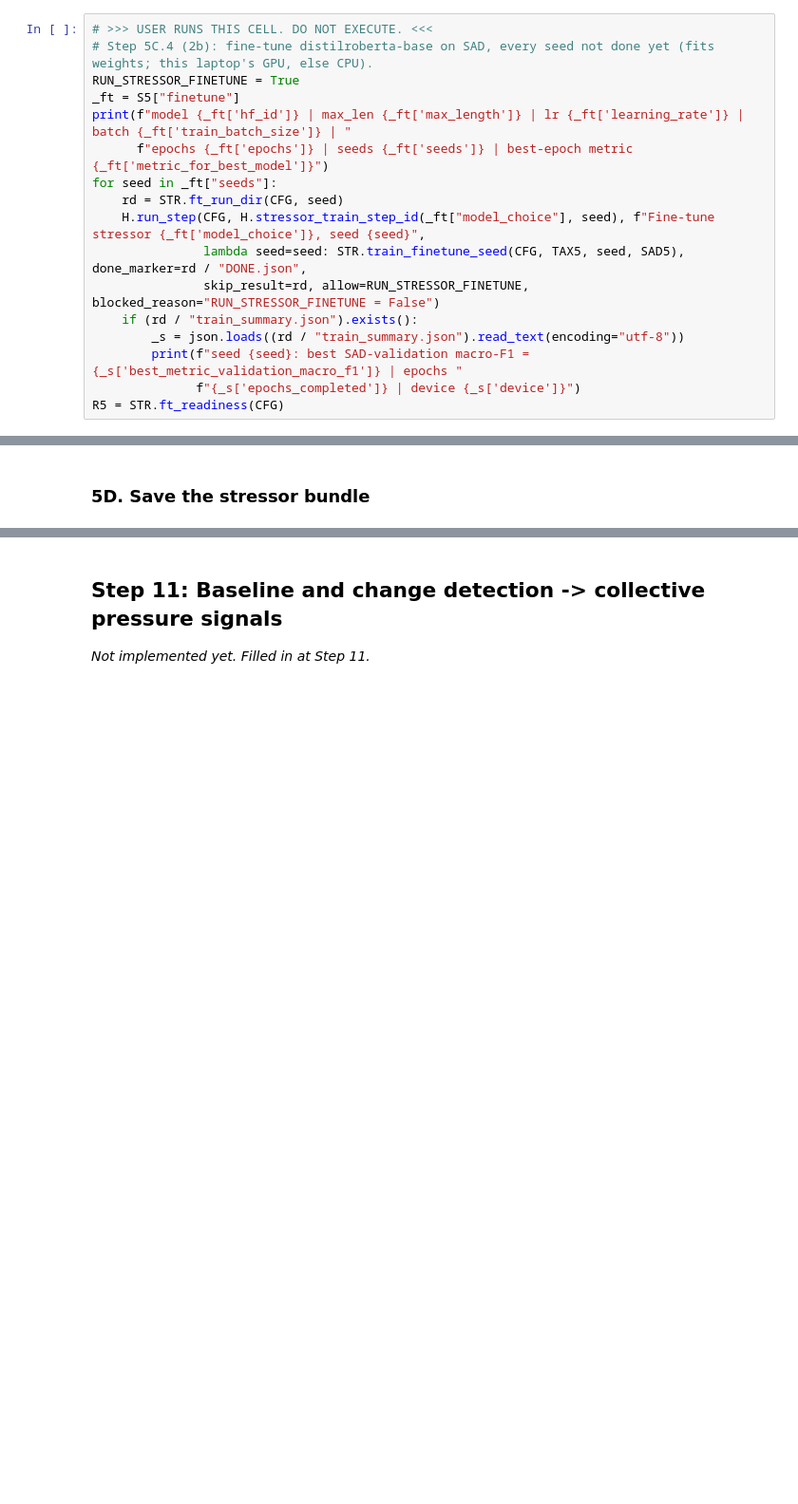
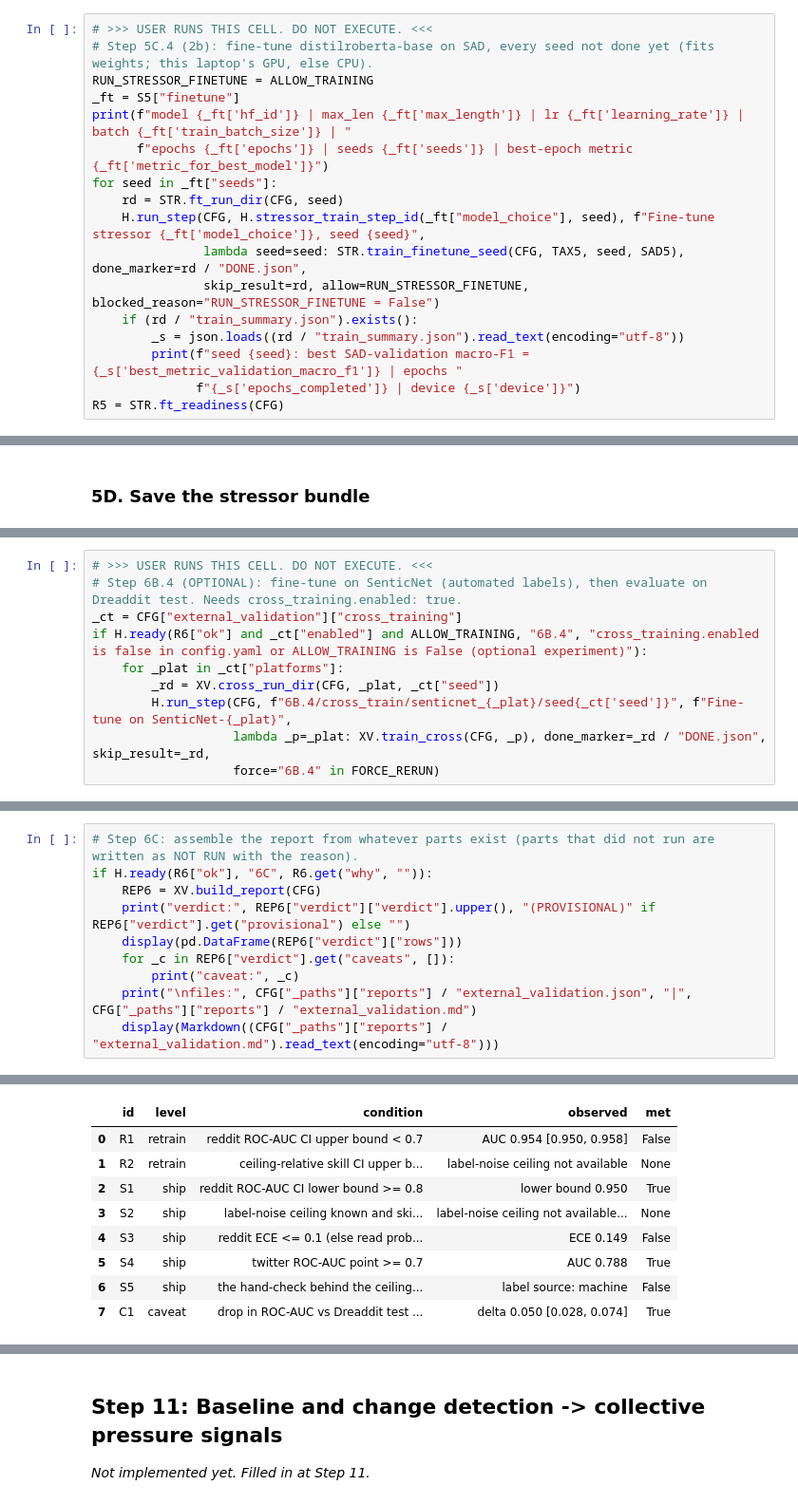
Before and after one commit to daniellowho/Psychological-Stress-Analysis, a Jupyter notebook: code/notebook.ipynb, the cells around one changed output, grey strips where cells are left out. Shown at 95% size. Drawn from its saved outputs; the diff is of its cells as text; blank space fills up the shorter version.

```diff
--- a/code/notebook.ipynb
+++ b/code/notebook.ipynb
@@ -1172,7 +1958,7 @@ if (_d / "lr_summary.json").exists():
 # %%
 # >>> USER RUNS THIS CELL. DO NOT EXECUTE. <<<
 # Step 5C.4 (2b): fine-tune distilroberta-base on SAD, every seed not done yet (fits weights; this laptop's GPU, else CPU).
-RUN_STRESSOR_FINETUNE = True
+RUN_STRESSOR_FINETUNE = ALLOW_TRAINING
 _ft = S5["finetune"]
 print(f"model {_ft['hf_id']} | max_len {_ft['max_length']} | lr {_ft['learning_rate']} | batch {_ft['train_batch_size']} | "
       f"epochs {_ft['epochs']} | seeds {_ft['seeds']} | best-epoch metric {_ft['metric_for_best_model']}")
@@ -1335,0 +2531,10 @@ _Not implemented yet. Filled in at Step 10._
+# %%
+# >>> USER RUNS THIS CELL. DO NOT EXECUTE. <<<
+# Step 6B.4 (OPTIONAL): fine-tune on SenticNet (automated labels), then evaluate on Dreaddit test. Needs cross_training.enabled: true.
+_ct = CFG["external_validation"]["cross_training"]
+if H.ready(R6["ok"] and _ct["enabled"] and ALLOW_TRAINING, "6B.4", "cross_training.enabled is false in config.yaml or ALLOW_TRAINING is False (optional experiment)"):
+    for _plat in _ct["platforms"]:
+        _rd = XV.cross_run_dir(CFG, _plat, _ct["seed"])
+        H.run_step(CFG, f"6B.4/cross_train/senticnet_{_plat}/seed{_ct['seed']}", f"Fine-tune on SenticNet-{_plat}",
+                   lambda _p=_plat: XV.train_cross(CFG, _p), done_marker=_rd / "DONE.json", skip_result=_rd,
+                   force="6B.4" in FORCE_RERUN)
@@ -1335,0 +2564,11 @@ _Not implemented yet. Filled in at Step 10._
+# %%
+# Step 6C: assemble the report from whatever parts exist (parts that did not run are written as NOT RUN with the reason).
+if H.ready(R6["ok"], "6C", R6.get("why", "")):
+    REP6 = XV.build_report(CFG)
+    print("verdict:", REP6["verdict"]["verdict"].upper(), "(PROVISIONAL)" if REP6["verdict"].get("provisional") else "")
+    display(pd.DataFrame(REP6["verdict"]["rows"]))
+    for _c in REP6["verdict"].get("caveats", []):
+        print("caveat:", _c)
+    print("\nfiles:", CFG["_paths"]["reports"] / "external_validation.json", "|", CFG["_paths"]["reports"] / "external_validation.md")
+    display(Markdown((CFG["_paths"]["reports"] / "external_validation.md").read_text(encoding="utf-8")))
+# %% [output]
@@ -1335,0 +2576,9 @@ _Not implemented yet. Filled in at Step 10._
+|  | id | level | condition | observed | met |
+| 0 | R1 | retrain | reddit ROC-AUC CI upper bound < 0.7 | AUC 0.954 [0.950, 0.958] | False |
+| 1 | R2 | retrain | ceiling-relative skill CI upper b... | label-noise ceiling not available | None |
+| 2 | S1 | ship | reddit ROC-AUC CI lower bound >= 0.8 | lower bound 0.950 | True |
+| 3 | S2 | ship | label-noise ceiling known and ski... | label-noise ceiling not available... | None |
+| 4 | S3 | ship | reddit ECE <= 0.1 (else read prob... | ECE 0.149 | False |
+| 5 | S4 | ship | twitter ROC-AUC point >= 0.7 | AUC 0.788 | True |
+| 6 | S5 | ship | the hand-check behind the ceiling... | label source: machine | False |
+| 7 | C1 | caveat | drop in ROC-AUC vs Dreaddit test ... | delta 0.050 [0.028, 0.074] | True |
```
Also changed, not shown: parts of 116 cells of this notebook, 13 other files.
